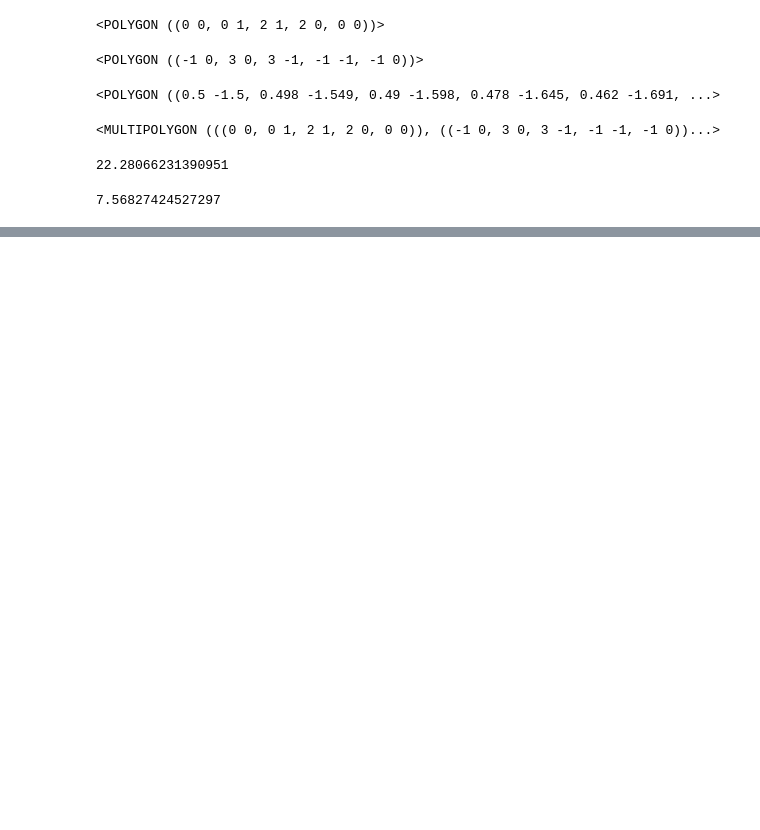
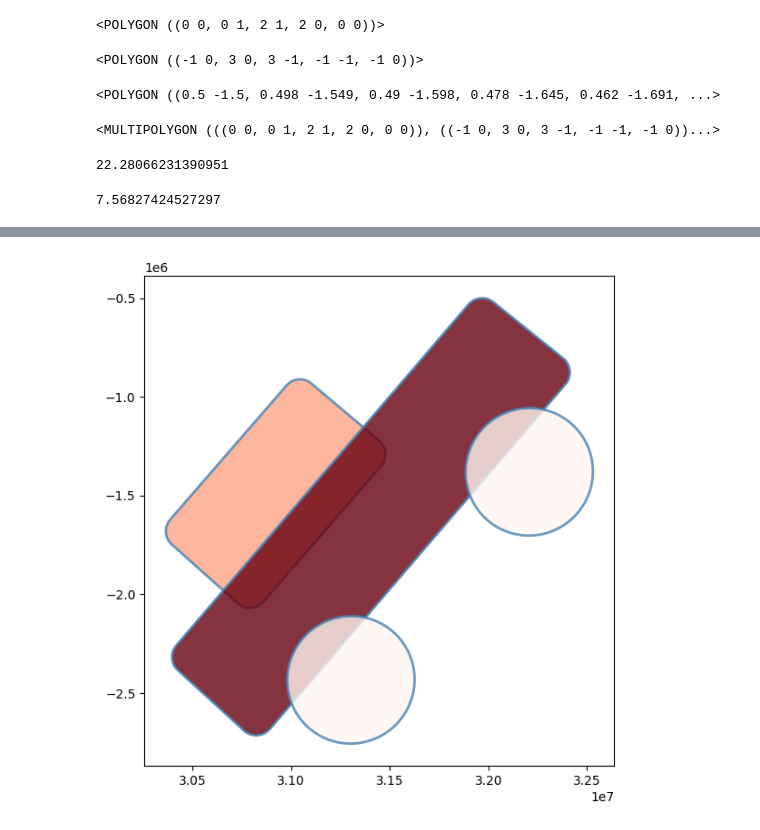
Before and after one commit to anilsapkota/geo-spatial-data-analytics-essential, a Jupyter notebook: carwithgeo.ipynb, the cells around one changed output, grey strips where cells are left out. Saved outputs shown, nothing was run; the diff lists cells and outputs as text; code cells hidden in the pictures; blank space fills up the shorter version.

```diff
--- a/carwithgeo.ipynb
+++ b/carwithgeo.ipynb
@@ -58,0 +96,10 @@ Area: 8.56827424527297
+# %%
+#create new projections
+gdf_nyc = gdf.to_crs(epsg=2263)
+gdf_hun = gdf.to_crs(epsg=23700)
+# %%
+f, ax = plt.subplots(1,1,figsize=(7,7))
+gdf_nyc.plot(column='geometry_length',ax=ax,cmap='Reds',edgecolor='steelblue',linewidth=2,alpha=0.8)
+plt.show()
+# %% [output]
+[figure, added]
```
Also changed, not shown: parts of 5 cells of this notebook.
